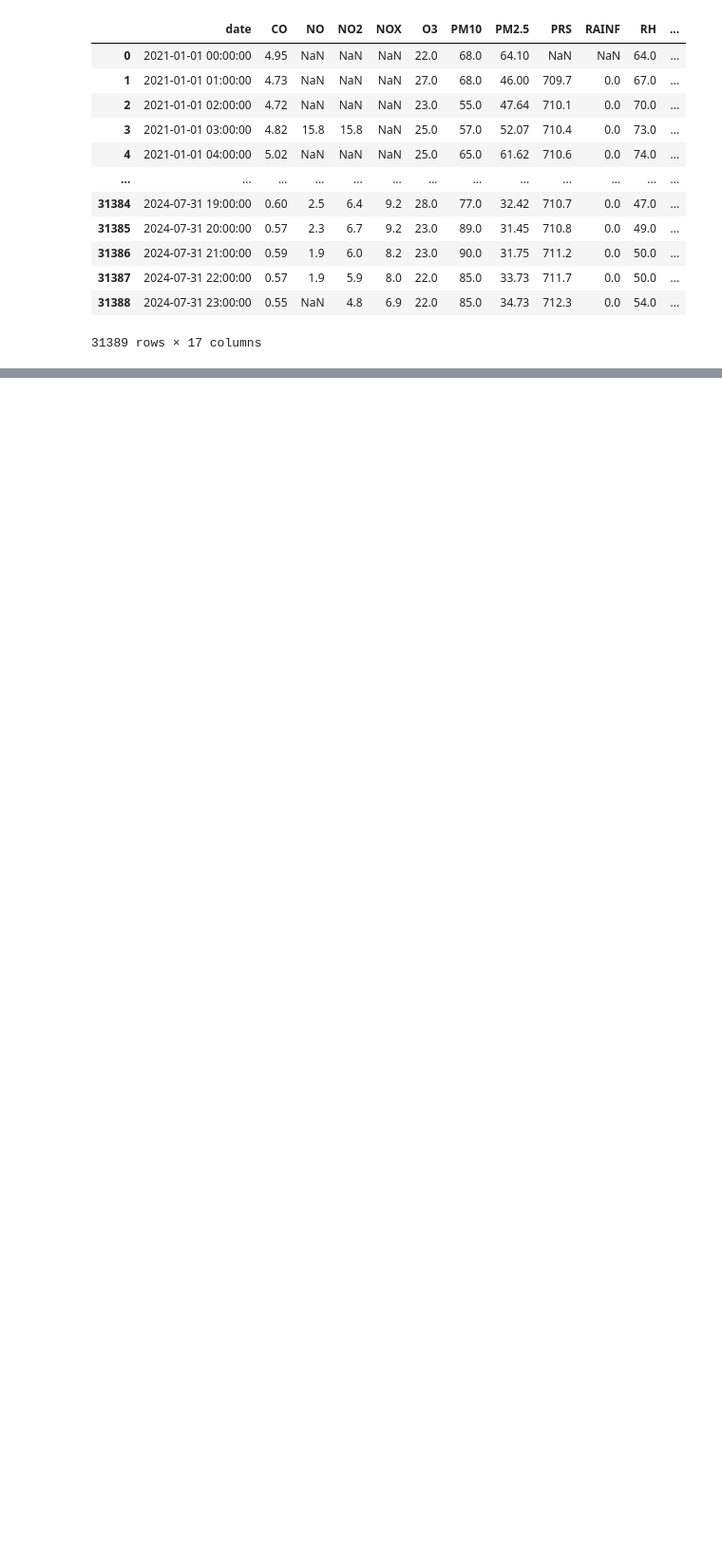
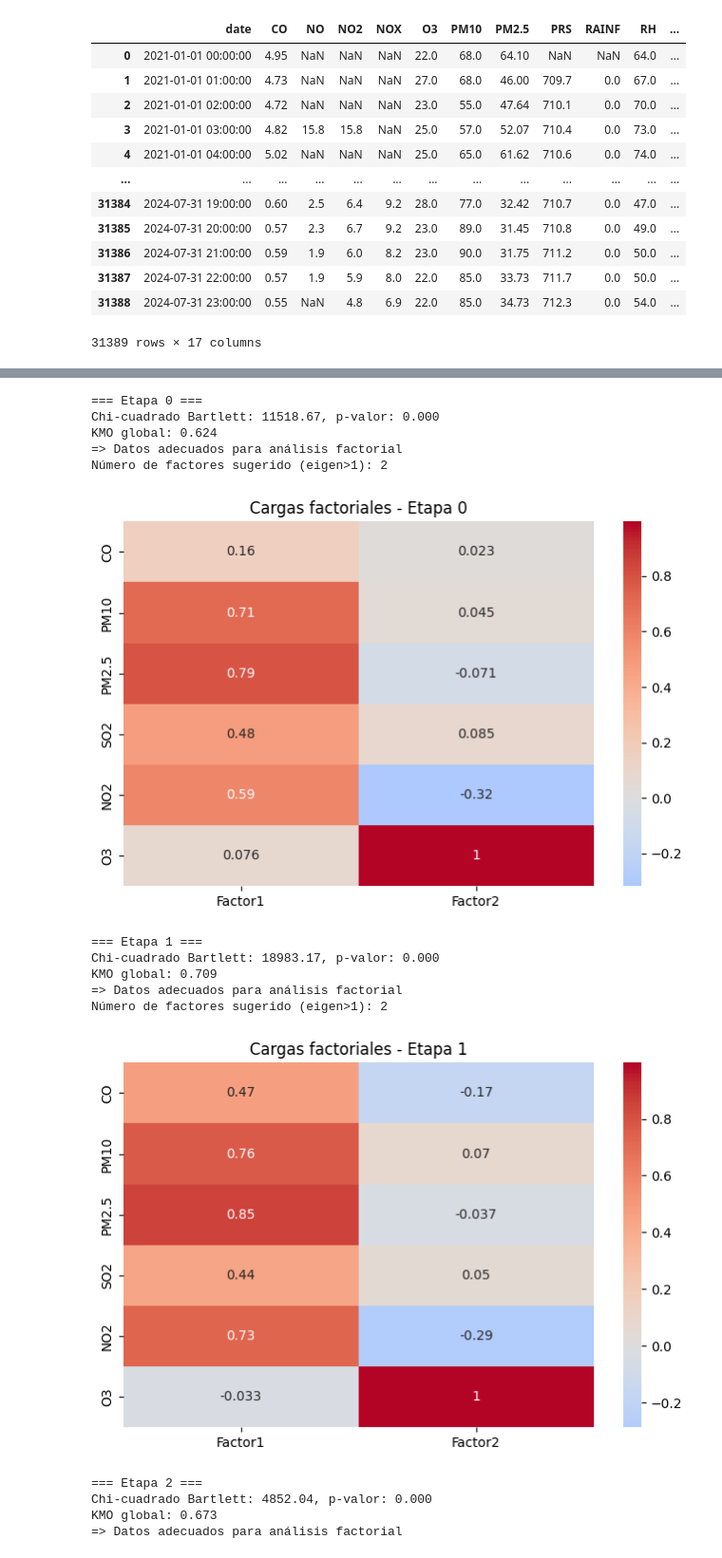
Before and after one commit to marielalvarez/Analisis-de-Calidad-de-Aire, a Jupyter notebook: ETAPA3/centro/2021-2024.ipynb, the cells around one changed output, grey strips where cells are left out. Shown at 95% size. Cells and saved outputs as stored; diff of their text form; code cells hidden in the pictures; blank space fills up the shorter version.

Commit message:
add: factorial analysis and mannwhitneyu tests

```diff
--- a/ETAPA3/centro/2021-2024.ipynb
+++ b/ETAPA3/centro/2021-2024.ipynb
@@ -43,8 +33,3 @@ df
 | 31387 | 2024-07-31 22:00:00 | 0.57 | 1.9 | 5.9 | 8.0 | 22.0 | 85.0 | 33.73 | 711.7 | 0.0 | 50.0 | ... |
 | 31388 | 2024-07-31 23:00:00 | 0.55 | NaN | 4.8 | 6.9 | 22.0 | 85.0 | 34.73 | 712.3 | 0.0 | 54.0 | ... |
 31389 rows × 17 columns
-# %%
-
-df = _ensure_datetime_index(df)
-df.columns
-df['date'] = df.index # fix later
@@ -56,0 +36,4 @@ TypeError: Choicelist and default value do not have a common dtype: The DType <c
+# %%
+columns = ['CO', 'PM10', 'PM2.5', 'SO2', 'NO2', 'O3', 'date']
+
+df = df[columns]
@@ -56,0 +61,2 @@ TypeError: Choicelist and default value do not have a common dtype: The DType <c
+# %%
+df["fecha"] = df["date"]
@@ -56,0 +79,2 @@ TypeError: Choicelist and default value do not have a common dtype: The DType <c
+# %%
+df = asignar_etapa(df)
@@ -56,0 +119,22 @@ TypeError: Choicelist and default value do not have a common dtype: The DType <c
+# %%
+contaminantes = ['CO', 'PM10', 'PM2.5', 'SO2', 'NO2', 'O3']
+
+# Supongamos df ya tiene columna 'etapa' creada~
+resultados_fa = analisis_factorial_por_etapa(df, variables=contaminantes)
+# %% [output]
+=== Etapa 0 ===
+Chi-cuadrado Bartlett: 11518.67, p-valor: 0.000
+KMO global: 0.624
+=> Datos adecuados para análisis factorial
+Número de factores sugerido (eigen>1): 2
+[figure, added]
+=== Etapa 1 ===
+Chi-cuadrado Bartlett: 18983.17, p-valor: 0.000
+KMO global: 0.709
+=> Datos adecuados para análisis factorial
+Número de factores sugerido (eigen>1): 2
+[figure, added]
+=== Etapa 2 ===
+Chi-cuadrado Bartlett: 4852.04, p-valor: 0.000
+KMO global: 0.673
+=> Datos adecuados para análisis factorial
```
Also changed, not shown: parts of 10 cells of this notebook, 3 other files.
